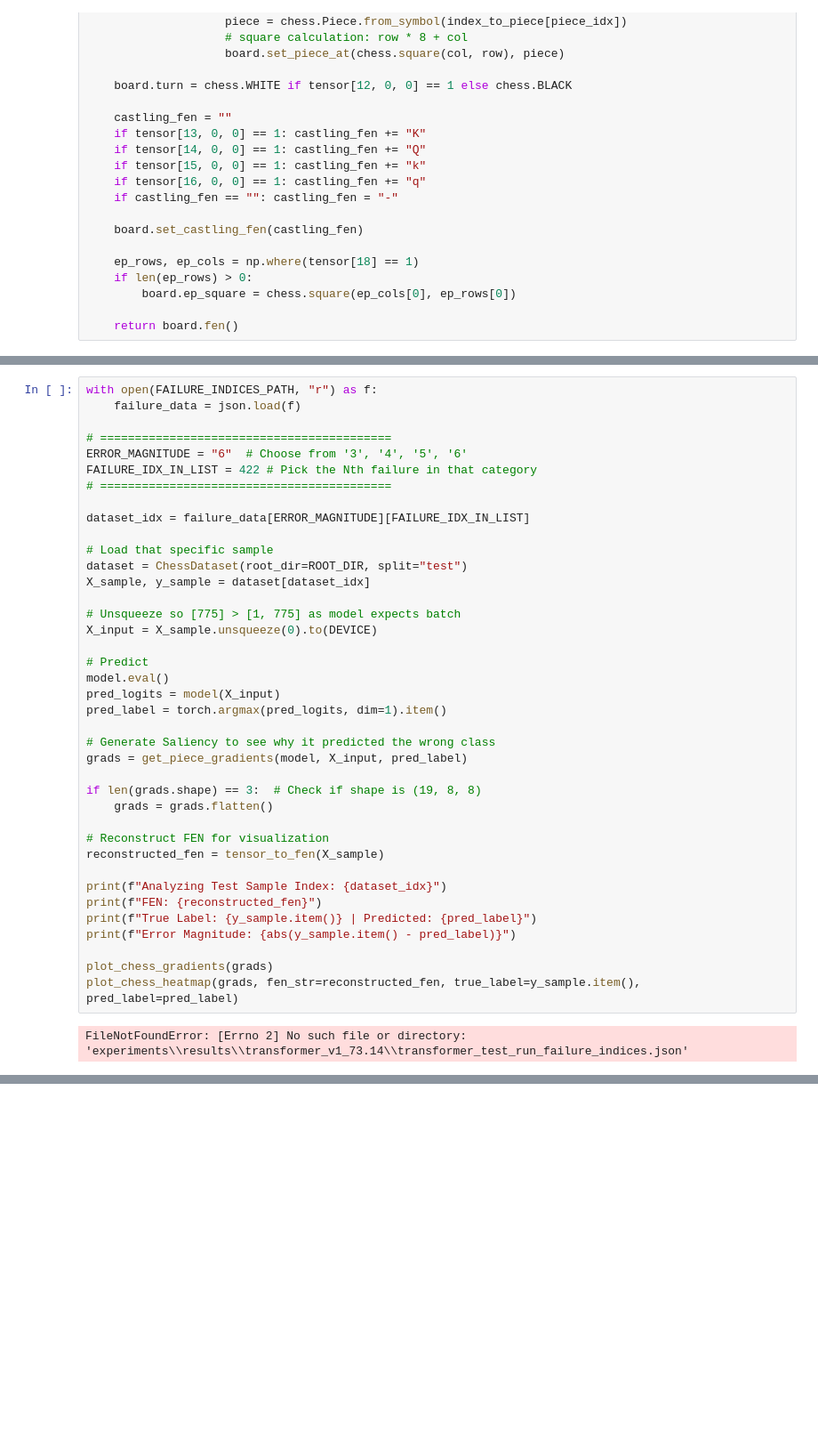
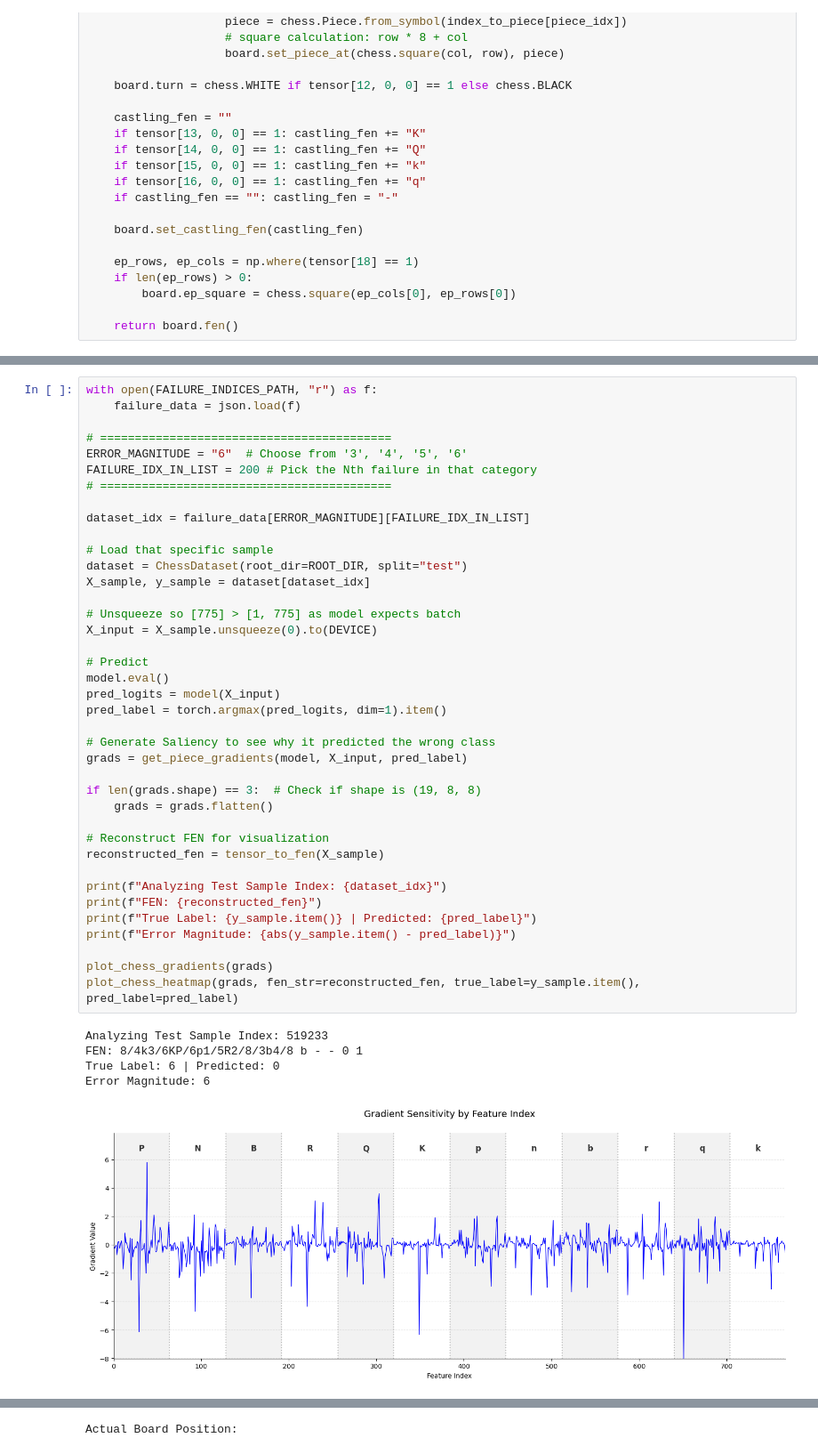
Before and after one commit to wang-yuancheng/chess, a Jupyter notebook: 05_model_evaluation_transformer.ipynb, the cells around one changed output, grey strips where cells are left out. Shown at 89% size. Cells and saved outputs as stored; diff of their text form; blank space fills up the shorter version.

```diff
--- a/05_model_evaluation_transformer.ipynb
+++ b/05_model_evaluation_transformer.ipynb
@@ -398,38 +398,42 @@ with open(FAILURE_INDICES_PATH, "r") as f:
 
 # ==========================================
 ERROR_MAGNITUDE = "6"  # Choose from '3', '4', '5', '6'
-FAILURE_IDX_IN_LIST = 422 # Pick the Nth failure in that category
+FAILURE_IDX_IN_LIST = 200 # Pick the Nth failure in that category
 # ==========================================
 
 dataset_idx = failure_data[ERROR_MAGNITUDE][FAILURE_IDX_IN_LIST]
 
 # Load that specific sample
 dataset = ChessDataset(root_dir=ROOT_DIR, split="test")
 X_sample, y_sample = dataset[dataset_idx]
 
 # Unsqueeze so [775] > [1, 775] as model expects batch
 X_input = X_sample.unsqueeze(0).to(DEVICE)
 
 # Predict
 model.eval()
 pred_logits = model(X_input)
 pred_label = torch.argmax(pred_logits, dim=1).item()
 
 # Generate Saliency to see why it predicted the wrong class
 grads = get_piece_gradients(model, X_input, pred_label)
 
 if len(grads.shape) == 3:  # Check if shape is (19, 8, 8)
     grads = grads.flatten()
 
 # Reconstruct FEN for visualization
 reconstructed_fen = tensor_to_fen(X_sample)
 
 print(f"Analyzing Test Sample Index: {dataset_idx}")
 print(f"FEN: {reconstructed_fen}")
 print(f"True Label: {y_sample.item()} | Predicted: {pred_label}")
 print(f"Error Magnitude: {abs(y_sample.item() - pred_label)}")
 
 plot_chess_gradients(grads)
 plot_chess_heatmap(grads, fen_str=reconstructed_fen, true_label=y_sample.item(), pred_label=pred_label)
 # %% [output]
-FileNotFoundError: [Errno 2] No such file or directory: 'experiments\\results\\transformer_v1_73.14\\transformer_test_run_failure_indices.json'
+Analyzing Test Sample Index: 519233
+FEN: 8/4k3/6KP/6p1/5R2/8/3b4/8 b - - 0 1
+True Label: 6 | Predicted: 0
+Error Magnitude: 6
+[figure, added]
@@ -435,0 +441 @@ FileNotFoundError: [Errno 2] No such file or directory: 'experiments\\results\\t
+Actual Board Position:
```
Also changed, not shown: parts of 9 cells of this notebook, 10 other files.
